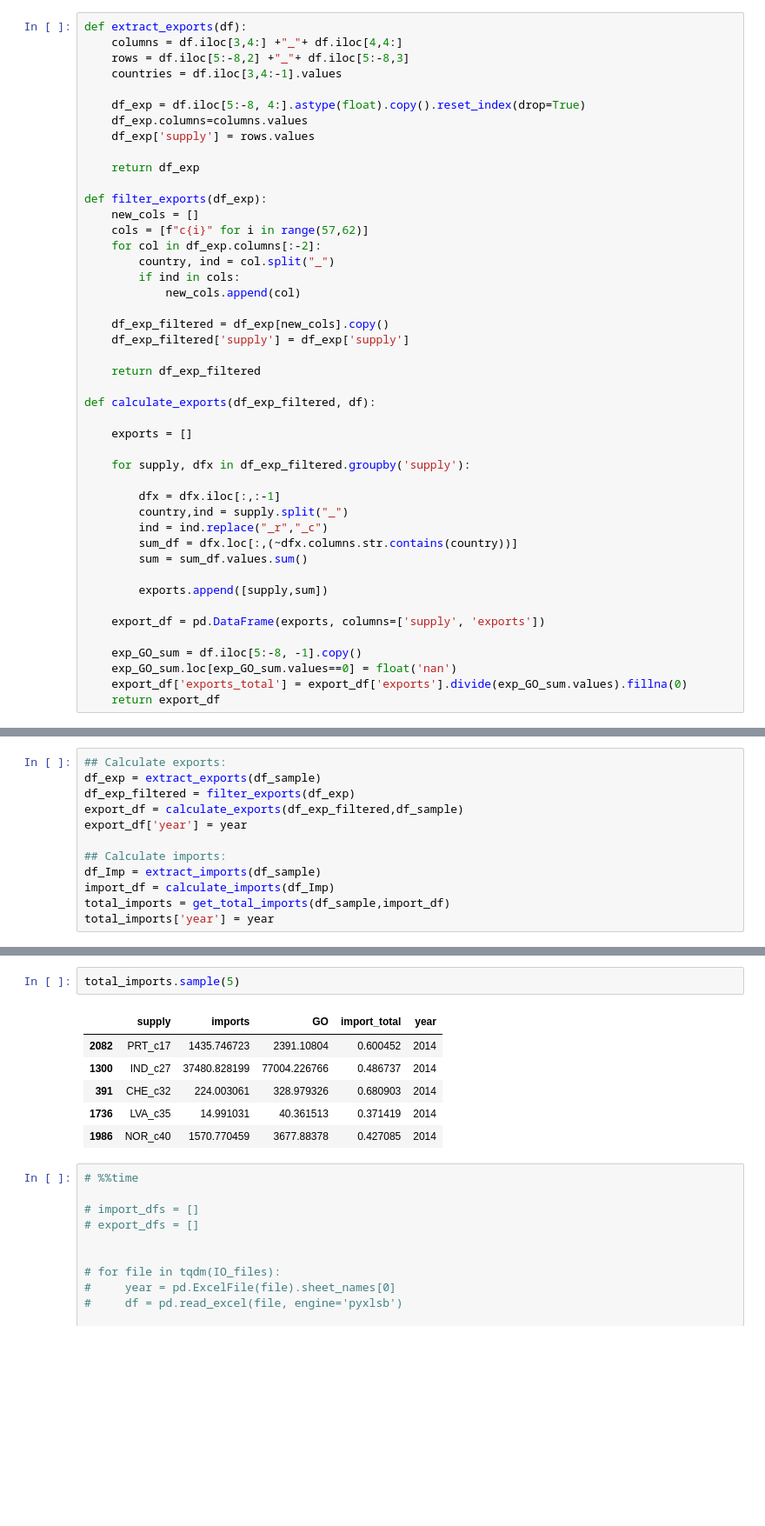
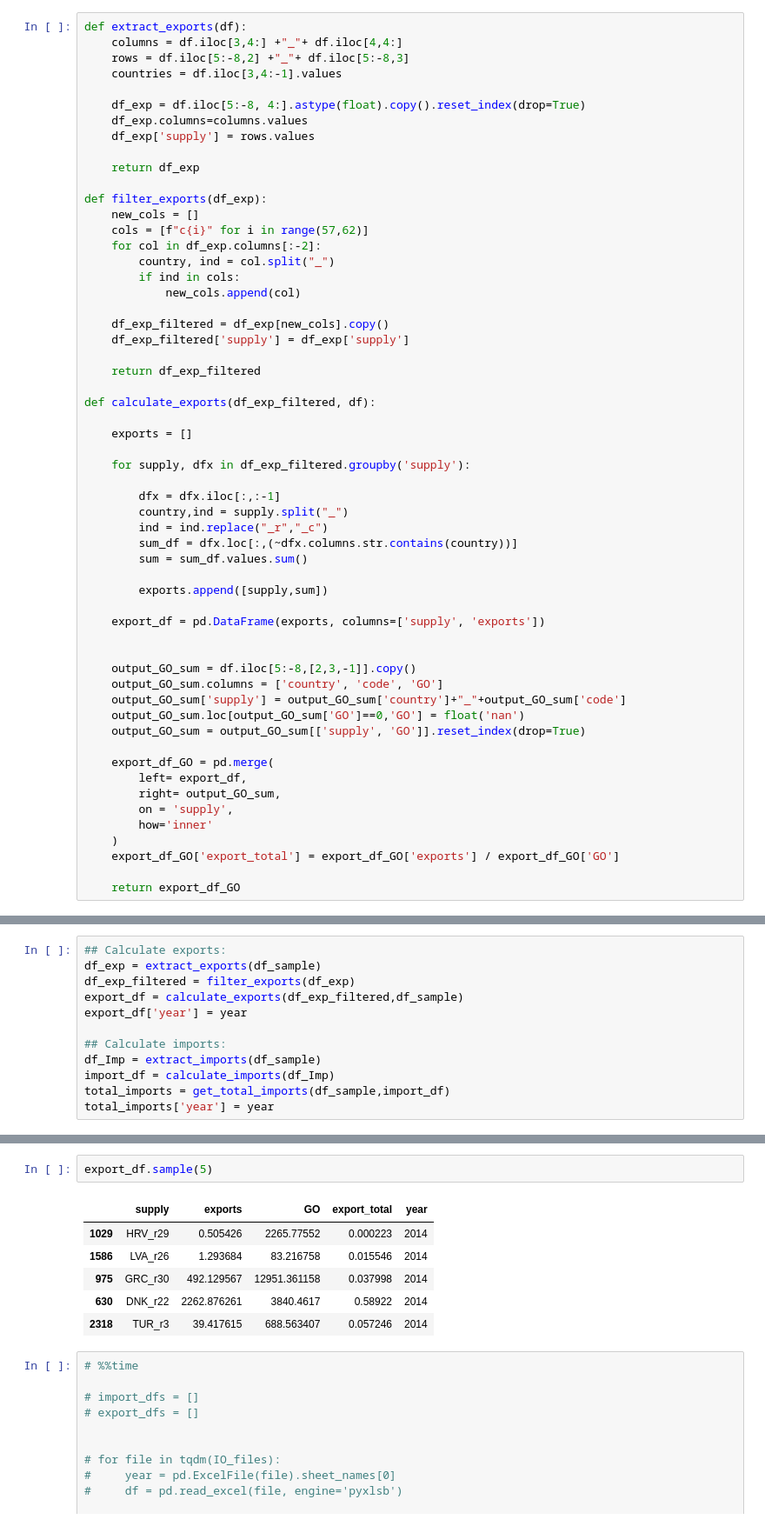
Before and after one commit to kavyajeetbora/ETL_wages, a Jupyter notebook: WIOD.ipynb, the cells around one changed output, grey strips where cells are left out. Shown at 87% size. Cells and saved outputs as stored; diff of their text form; blank space fills up the shorter version.

Commit message:
Add - corrected export calculations

```diff
--- a/WIOD.ipynb
+++ b/WIOD.ipynb
@@ -587,10 +587,22 @@ def calculate_exports(df_exp_filtered, df):
 
     export_df = pd.DataFrame(exports, columns=['supply', 'exports'])
 
-    exp_GO_sum = df.iloc[5:-8, -1].copy()
-    exp_GO_sum.loc[exp_GO_sum.values==0] = float('nan')
-    export_df['exports_total'] = export_df['exports'].divide(exp_GO_sum.values).fillna(0)
-    return export_df
+
+    output_GO_sum = df.iloc[5:-8,[2,3,-1]].copy()
+    output_GO_sum.columns = ['country', 'code', 'GO']
+    output_GO_sum['supply'] = output_GO_sum['country']+"_"+output_GO_sum['code']
+    output_GO_sum.loc[output_GO_sum['GO']==0,'GO'] = float('nan')
+    output_GO_sum = output_GO_sum[['supply', 'GO']].reset_index(drop=True)
+
+    export_df_GO = pd.merge(
+        left= export_df,
+        right= output_GO_sum,
+        on = 'supply',
+        how='inner'
+    )
+    export_df_GO['export_total'] = export_df_GO['exports'] / export_df_GO['GO']
+
+    return export_df_GO
 # %% [markdown]
 ### Imports
 # %%
@@ -710,12 +731,12 @@ total_imports['year'] = year
 # %%
-total_imports.sample(5)
+export_df.sample(5)
 # %% [output]
-|  | supply | imports | GO | import_total | year |
-| 2082 | PRT_c17 | 1435.746723 | 2391.10804 | 0.600452 | 2014 |
-| 1300 | IND_c27 | 37480.828199 | 77004.226766 | 0.486737 | 2014 |
-| 391 | CHE_c32 | 224.003061 | 328.979326 | 0.680903 | 2014 |
-| 1736 | LVA_c35 | 14.991031 | 40.361513 | 0.371419 | 2014 |
-| 1986 | NOR_c40 | 1570.770459 | 3677.88378 | 0.427085 | 2014 |
+|  | supply | exports | GO | export_total | year |
+| 1029 | HRV_r29 | 0.505426 | 2265.77552 | 0.000223 | 2014 |
+| 1586 | LVA_r26 | 1.293684 | 83.216758 | 0.015546 | 2014 |
+| 975 | GRC_r30 | 492.129567 | 12951.361158 | 0.037998 | 2014 |
+| 630 | DNK_r22 | 2262.876261 | 3840.4617 | 0.58922 | 2014 |
+| 2318 | TUR_r3 | 39.417615 | 688.563407 | 0.057246 | 2014 |
 # %%
 # %%time
 
```
Also changed, not shown: parts of 5 cells of this notebook.
